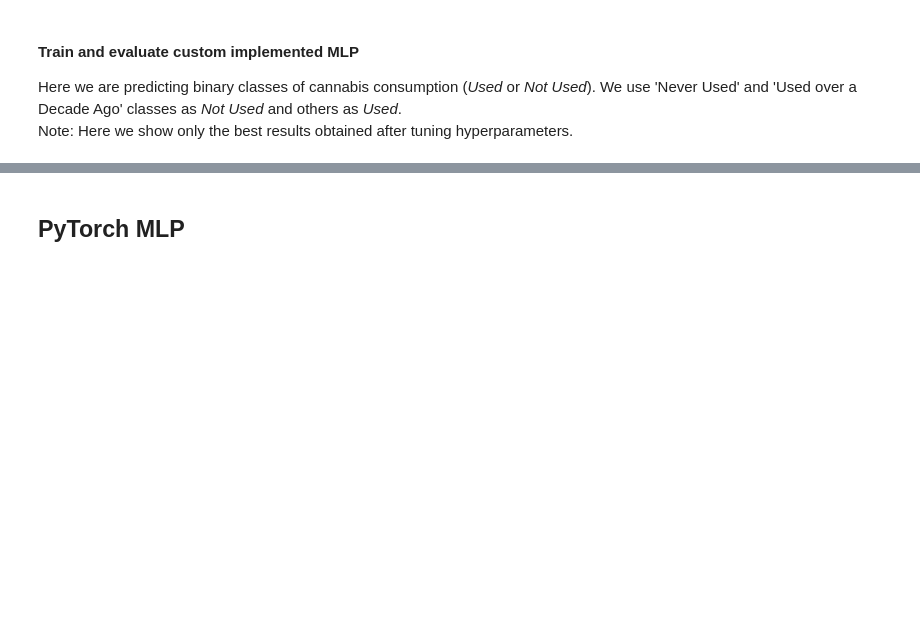
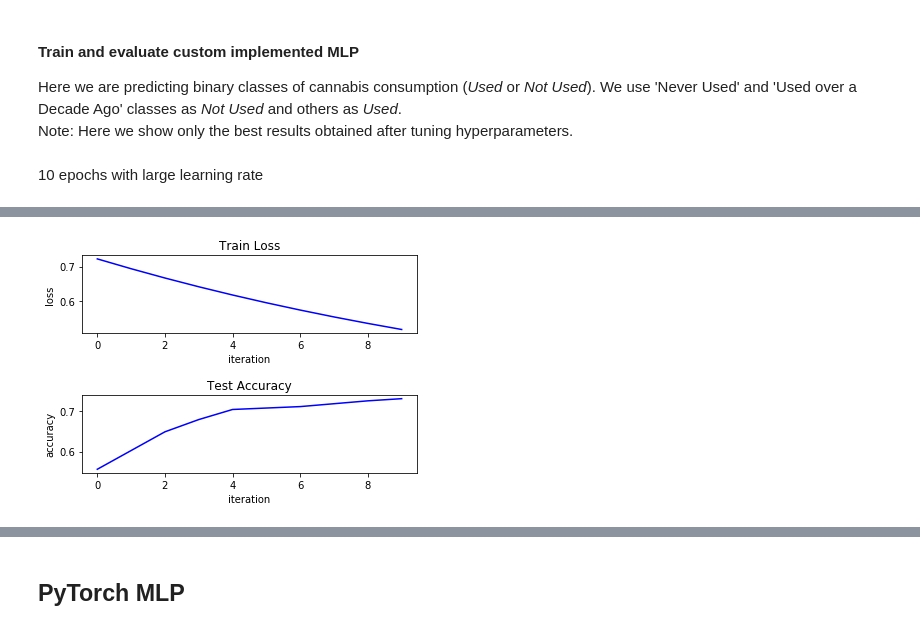
Before and after one commit to mykhaly/dont_do_drugs, a Jupyter notebook: train.ipynb, the cells around one changed output, grey strips where cells are left out. Drawn from its saved outputs; the diff is of its cells as text; code cells hidden in the pictures; blank space fills up the shorter version.

```diff
--- a/train.ipynb
+++ b/train.ipynb
@@ -106,3 +106,17 @@ Test acc: 0.3374558303886926
 Here we are predicting binary classes of cannabis consumption (*Used* or *Not Used*).
 We use 'Never Used' and 'Used over a Decade Ago' classes as *Not Used* and others as *Used*.
 Note: Here we show only the best results obtained after tuning hyperparameters.
+# %% [markdown]
+10 epochs with large learning rate
+# %%
+train_custom_net(
+    dataset_filename='data_cannabis_2.csv',
+    input_dim=12,
+    first_hid_dim=15,
+    second_hid_dim=10,
+    output_dim=2,
+    learning_rate=1e-1,
+    batch_size=32,
+    number_of_iterations=10
+)
+# %% [output]
@@ -108,0 +135 @@ Note: Here we show only the best results obtained after tuning hyperparameters.
+[figure, added]
```
Also changed, not shown: parts of 6 cells of this notebook, 2 other files.
